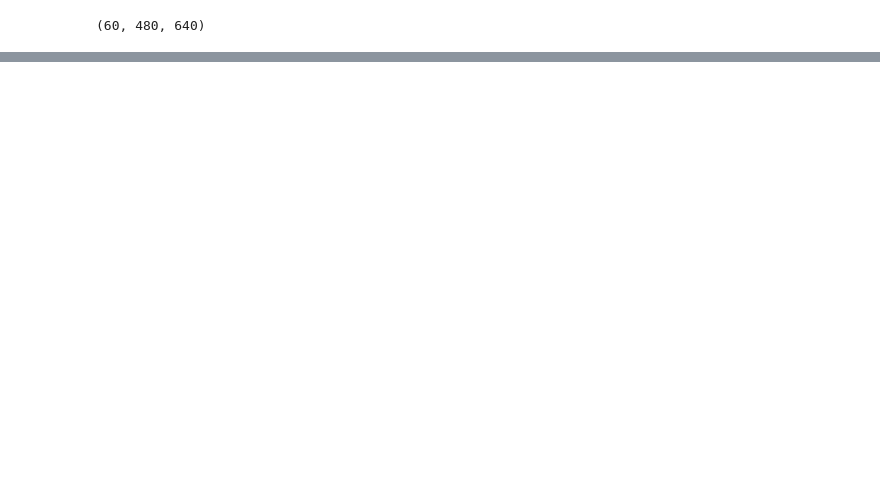
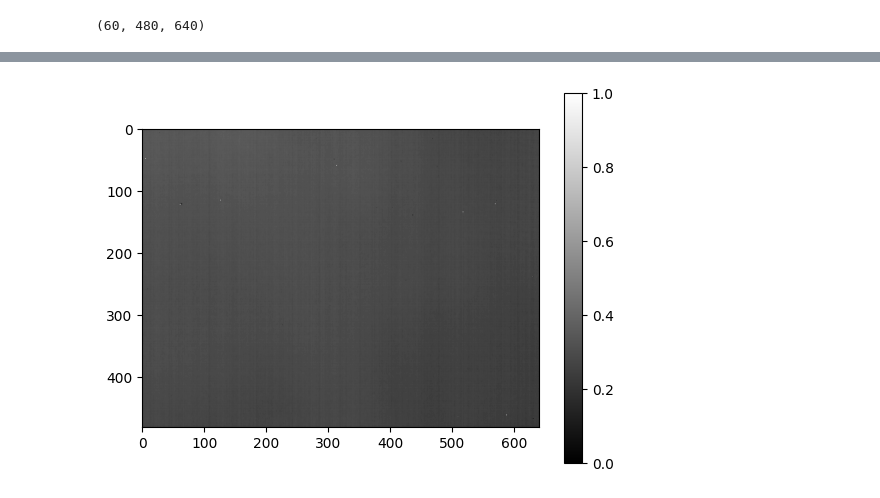
Before and after one commit to ThangVuH/M1_S8_dataChallenge_24, a Jupyter notebook: mean_median_noise.ipynb, the cells around one changed output, grey strips where cells are left out. Saved outputs shown, nothing was run; the diff lists cells and outputs as text; code cells hidden in the pictures; blank space fills up the shorter version.

```diff
--- a/mean_median_noise.ipynb
+++ b/mean_median_noise.ipynb
@@ -179,0 +351,6 @@ lcb.shape
+# %%
+thresh = 0.001
+vid_name = "scene_1"
+norm_arr = normalize_image(arr)
+result, layers = fill_black_pixels(norm_arr, thresh)
+save_video_from_images(norm_arr-result, f"iterative_MMpatching_{vid_name}_{thresh}.avi")
@@ -180 +365,8 @@ lcb.shape
+# %%
+plt.imshow(result, cmap='gray')
+plt.colorbar()
+
+plt.show()
+# %% [output]
+[figure, added]
 # %%
```
Also changed, not shown: parts of 15 cells of this notebook, 20 other files.
